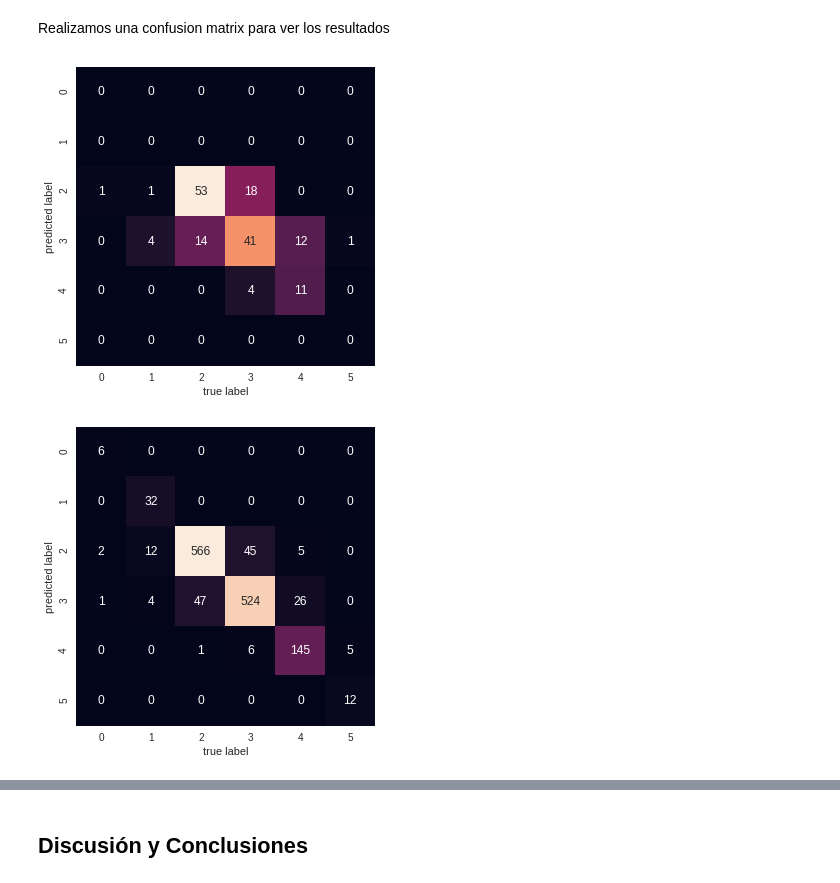
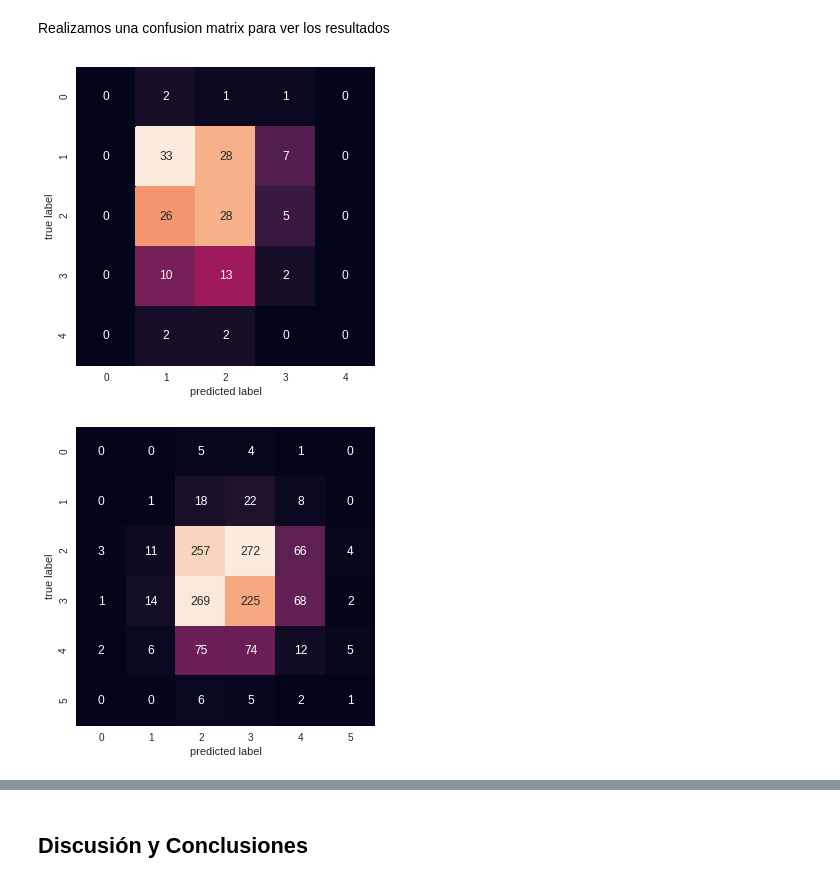
Before and after one commit to marcbonastre/RepoTestGroup3, a Jupyter notebook: PROYECTO_FINAL/Notebooks/BT_MLT_Wine.ipynb, the cells around one changed output, grey strips where cells are left out. Cells and saved outputs as stored; diff of their text form; code cells hidden in the pictures.

Commit message:
Se crea heatmap

```diff
--- a/PROYECTO_FINAL/Notebooks/BT_MLT_Wine.ipynb
+++ b/PROYECTO_FINAL/Notebooks/BT_MLT_Wine.ipynb
@@ -231,16 +231,16 @@ Score test: 0.65625
 Realizamos una confusion matrix para ver los resultados
 # %%
 from sklearn.metrics import confusion_matrix
-mat_test = confusion_matrix(y_test, y_test_predict)
+mat_test = confusion_matrix(y_test_predict , y_test)
 sns.heatmap(mat_test.T, square=True, annot=True, fmt='d', cbar=False)
-plt.xlabel('true label')
-plt.ylabel('predicted label');
+plt.xlabel('predicted label')
+plt.ylabel('true label');
 # %% [output]
-[figure, old version]
+[figure, new version]
 # %%
-mat_train = confusion_matrix(y_train, y_train_predict)
-sns.heatmap(mat_train.T, square=True, annot=True, fmt='d', cbar=False)
-plt.xlabel('true label')
-plt.ylabel('predicted label');
+mat_train = confusion_matrix(y_train_predict , y_train)
+sns.heatmap(mat_train.T, square=True, annot=True, fmt='d',cbar=False)
+plt.xlabel('predicted label')
+plt.ylabel('true label');
 # %% [output]
-[figure, old version]
+[figure, new version]
```
Also changed, not shown: parts of 1 cell of this notebook.
